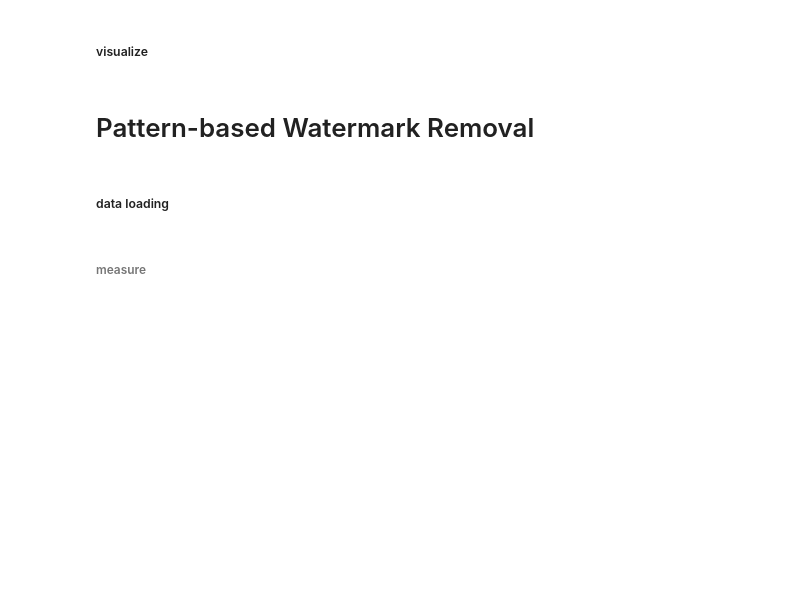
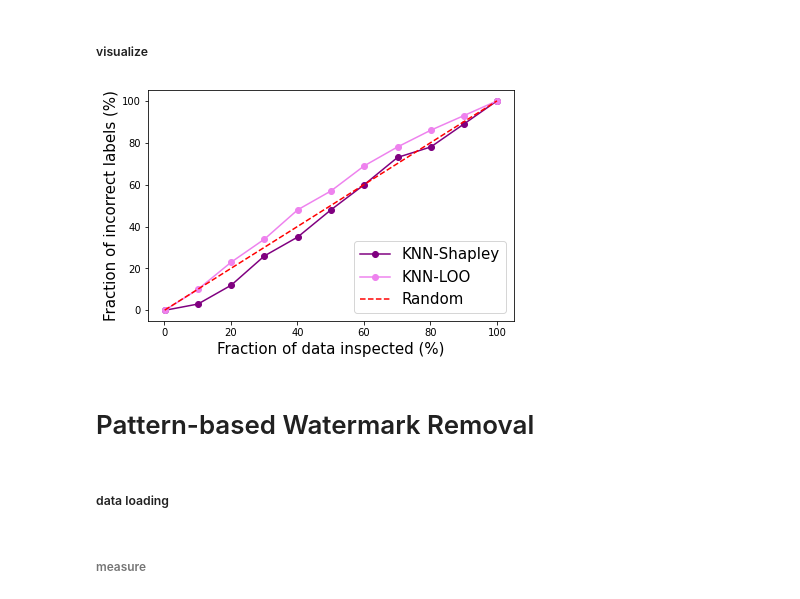
Before and after one commit to AI-secure/Shapley-Study, a Jupyter notebook: samples.ipynb, the cells around one changed output. Cells and saved outputs as stored; diff of their text form; code cells hidden in the pictures; blank space fills up the shorter version.

Commit message:
multiple plot

```diff
--- a/samples.ipynb
+++ b/samples.ipynb
@@ -26,8 +42,8 @@ X_data, y_data, X_test_data, y_test_data = loader.prepare_data()
 # %% [markdown]
 ###### measure
 # %%
-measure = KNN_Shapley(K=5)
-# measure = KNN_LOO(K=5)
+measure_KNN = KNN_Shapley(K=5)
+measure_KNNLOO = KNN_LOO(K=5)
 # measure = G_Shapley()
 # measure = TMC_Shapley()
 # measure = LOO()
@@ -37,5 +53,6 @@ measure = KNN_Shapley(K=5)
 app = Label(X_data, y_data, X_test_data, y_test_data, model_family='NN')
 # %% [markdown]
 ##### run
-# %%
-app.run(measure)
+# %%
+res_knn = app.run(measure_KNN)
+res_knnloo = app.run(measure_KNNLOO)
@@ -47,3 +79,7 @@ LabelPlotter(app).plot()
+# %%
+LabelPlotter(app, ('KNN-Shapley',res_knn), ('KNN-LOO',res_knnloo)).plot()
+# %% [output]
+[figure, added]
 # %% [markdown]
 # Pattern-based Watermark Removal
 # %% [markdown]
```
Also changed, not shown: parts of 5 cells of this notebook, 2 other files.
